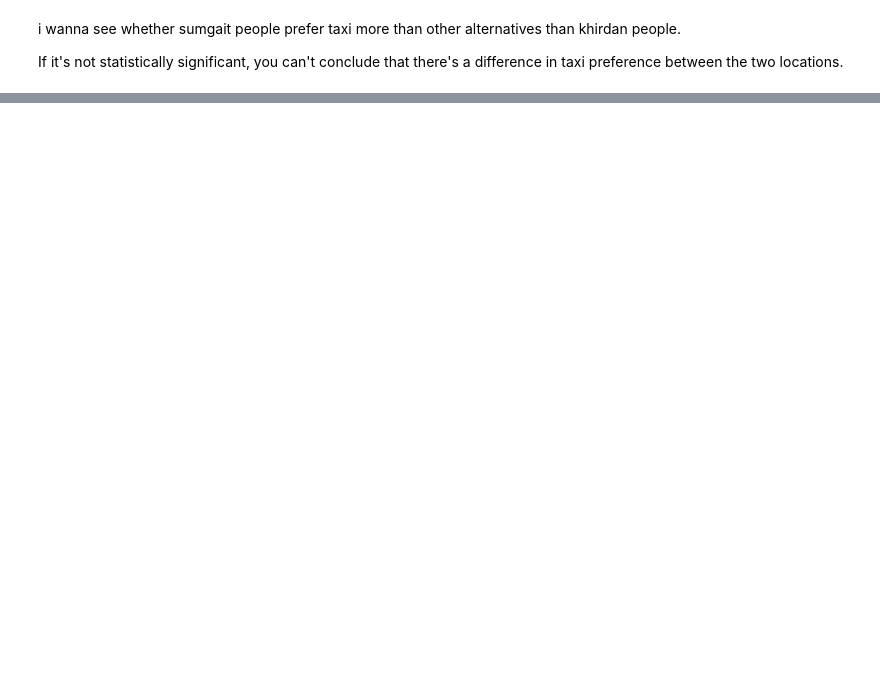
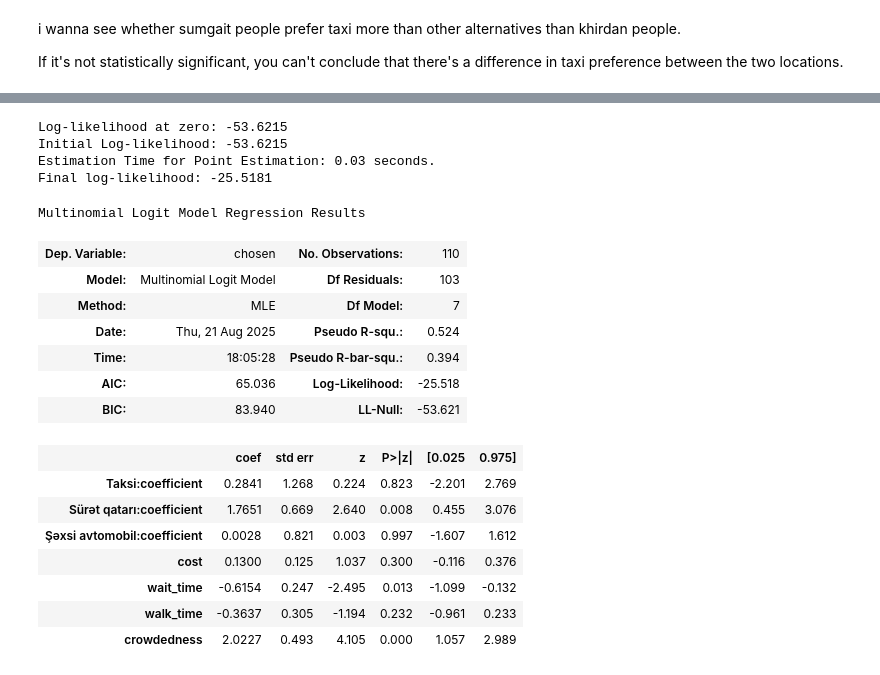
Before and after one commit to JafarzadeAysel/Transport_DCM_CL_model, a Jupyter notebook: Transport_DCM.ipynb, the cells around one changed output, grey strips where cells are left out. Cells and saved outputs as stored; diff of their text form; code cells hidden in the pictures; blank space fills up the shorter version.

```diff
--- a/Transport_DCM.ipynb
+++ b/Transport_DCM.ipynb
@@ -243,0 +198,10 @@ location_Sumqayıt_['Taksi']         3.8890      5.708      0.681      0.496
+# %%
+basic_specification = OrderedDict()
+basic_names =OrderedDict()
+# %%
+basic_specification['intercept'] = [2,3,4]
+basic_names['intercept'] = ['Taksi:coefficient','Sürət qatarı:coefficient','Şəxsi avtomobil:coefficient']
+# %%
+for col in variable:
+    basic_specification[col] = [[1,2,3,4]]
+    basic_names[col] = [col]
@@ -243,0 +227,32 @@ location_Sumqayıt_['Taksi']         3.8890      5.708      0.681      0.496
+# %%
+model1 = pl.create_choice_model(data = df2 ,
+                                alt_id_col = 'alternative_id',
+                                obs_id_col='respondent_id',
+                                choice_col= 'chosen',
+                                specification=basic_specification,
+                                model_type='MNL',
+                                names = basic_names)
+# %%
+model1.fit_mle(np.zeros(7))
+model1.get_statsmodels_summary()
+# %% [output]
+Log-likelihood at zero: -53.6215
+Initial Log-likelihood: -53.6215
+Estimation Time for Point Estimation: 0.03 seconds.
+Final log-likelihood: -25.5181
+Multinomial Logit Model Regression Results
+| Dep. Variable: | chosen | No. Observations: | 110 |
+| Model: | Multinomial Logit Model | Df Residuals: | 103 |
+| Method: | MLE | Df Model: | 7 |
+| Date: | Thu, 21 Aug 2025 | Pseudo R-squ.: | 0.524 |
+| Time: | 18:05:28 | Pseudo R-bar-squ.: | 0.394 |
+| AIC: | 65.036 | Log-Likelihood: | -25.518 |
+| BIC: | 83.940 | LL-Null: | -53.621 |
+|  | coef | std err | z | P>|z| | [0.025 | 0.975] |
+| Taksi:coefficient | 0.2841 | 1.268 | 0.224 | 0.823 | -2.201 | 2.769 |
+| Sürət qatarı:coefficient | 1.7651 | 0.669 | 2.640 | 0.008 | 0.455 | 3.076 |
+| Şəxsi avtomobil:coefficient | 0.0028 | 0.821 | 0.003 | 0.997 | -1.607 | 1.612 |
+| cost | 0.1300 | 0.125 | 1.037 | 0.300 | -0.116 | 0.376 |
+| wait_time | -0.6154 | 0.247 | -2.495 | 0.013 | -1.099 | -0.132 |
+| walk_time | -0.3637 | 0.305 | -1.194 | 0.232 | -0.961 | 0.233 |
+| crowdedness | 2.0227 | 0.493 | 4.105 | 0.000 | 1.057 | 2.989 |
```
Also changed, not shown: parts of 34 cells of this notebook.
